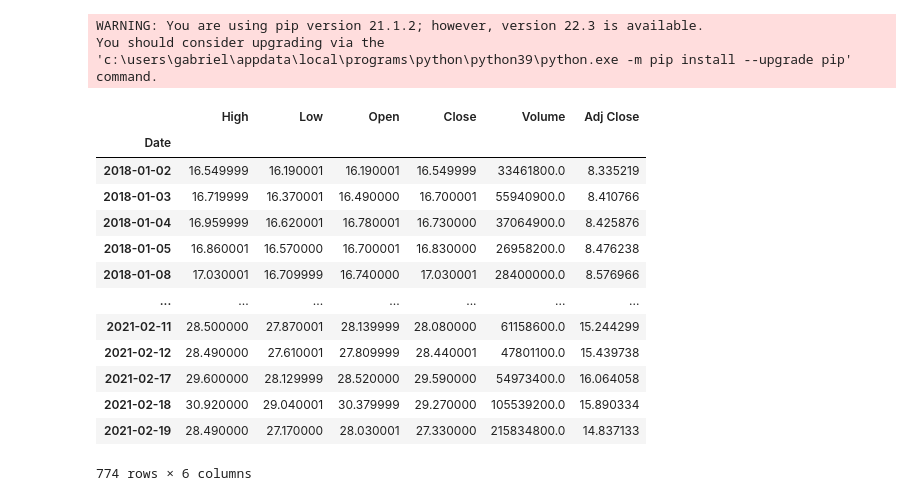
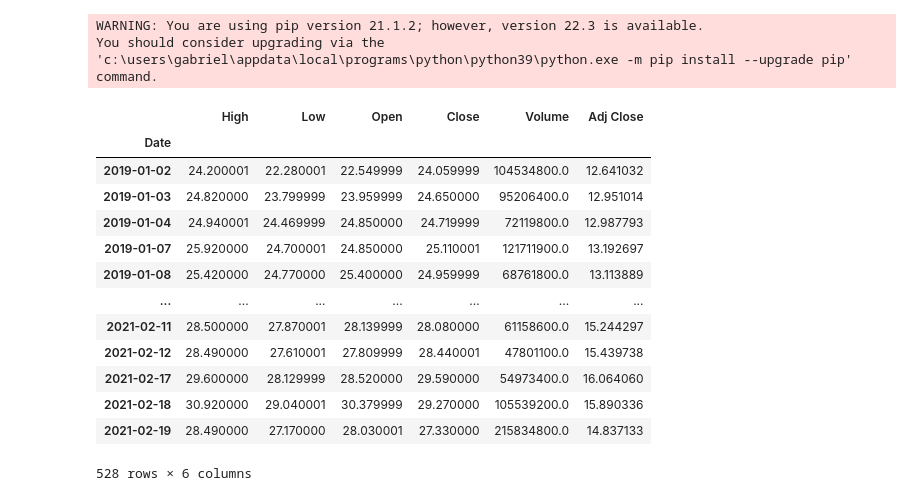
Before and after one commit to Gabrieleas10/monte_carlo_simulation, a Jupyter notebook: monte_carlo_simulations.ipynb, the cells around one changed output. Cells and saved outputs as stored; diff of their text form; code cells hidden in the pictures.

```diff
--- a/monte_carlo_simulations.ipynb
+++ b/monte_carlo_simulations.ipynb
@@ -20,19 +18,19 @@ year_ago = datetime(today.year-1, today.month, today.day)
 # %%
 #indice
-df = web.DataReader(f'PETR4.SA', data_source='yahoo', start=f'01-01-2018', end='02-20-2021')
+df = web.DataReader(f'PETR4.SA', data_source='yahoo', start=f'01-01-2019', end='02-20-2021')
 display(df)
 # %% [output]
 |  | High | Low | Open | Close | Volume | Adj Close |
 | Date |  |  |  |  |  |  |
-| 2018-01-02 | 16.549999 | 16.190001 | 16.190001 | 16.549999 | 33461800.0 | 8.335219 |
-| 2018-01-03 | 16.719999 | 16.370001 | 16.490000 | 16.700001 | 55940900.0 | 8.410766 |
-| 2018-01-04 | 16.959999 | 16.620001 | 16.780001 | 16.730000 | 37064900.0 | 8.425876 |
-| 2018-01-05 | 16.860001 | 16.570000 | 16.700001 | 16.830000 | 26958200.0 | 8.476238 |
-| 2018-01-08 | 17.030001 | 16.709999 | 16.740000 | 17.030001 | 28400000.0 | 8.576966 |
+| 2019-01-02 | 24.200001 | 22.280001 | 22.549999 | 24.059999 | 104534800.0 | 12.641032 |
+| 2019-01-03 | 24.820000 | 23.799999 | 23.959999 | 24.650000 | 95206400.0 | 12.951014 |
+| 2019-01-04 | 24.940001 | 24.469999 | 24.850000 | 24.719999 | 72119800.0 | 12.987793 |
+| 2019-01-07 | 25.920000 | 24.700001 | 24.850000 | 25.110001 | 121711900.0 | 13.192697 |
+| 2019-01-08 | 25.420000 | 24.770000 | 25.400000 | 24.959999 | 68761800.0 | 13.113889 |
 | ... | ... | ... | ... | ... | ... | ... |
-| 2021-02-11 | 28.500000 | 27.870001 | 28.139999 | 28.080000 | 61158600.0 | 15.244299 |
+| 2021-02-11 | 28.500000 | 27.870001 | 28.139999 | 28.080000 | 61158600.0 | 15.244297 |
 | 2021-02-12 | 28.490000 | 27.610001 | 27.809999 | 28.440001 | 47801100.0 | 15.439738 |
-| 2021-02-17 | 29.600000 | 28.129999 | 28.520000 | 29.590000 | 54973400.0 | 16.064058 |
-| 2021-02-18 | 30.920000 | 29.040001 | 30.379999 | 29.270000 | 105539200.0 | 15.890334 |
+| 2021-02-17 | 29.600000 | 28.129999 | 28.520000 | 29.590000 | 54973400.0 | 16.064060 |
+| 2021-02-18 | 30.920000 | 29.040001 | 30.379999 | 29.270000 | 105539200.0 | 15.890336 |
 | 2021-02-19 | 28.490000 | 27.170000 | 28.030001 | 27.330000 | 215834800.0 | 14.837133 |
-774 rows × 6 columns
+528 rows × 6 columns
```
Also changed, not shown: parts of 5 cells of this notebook.
